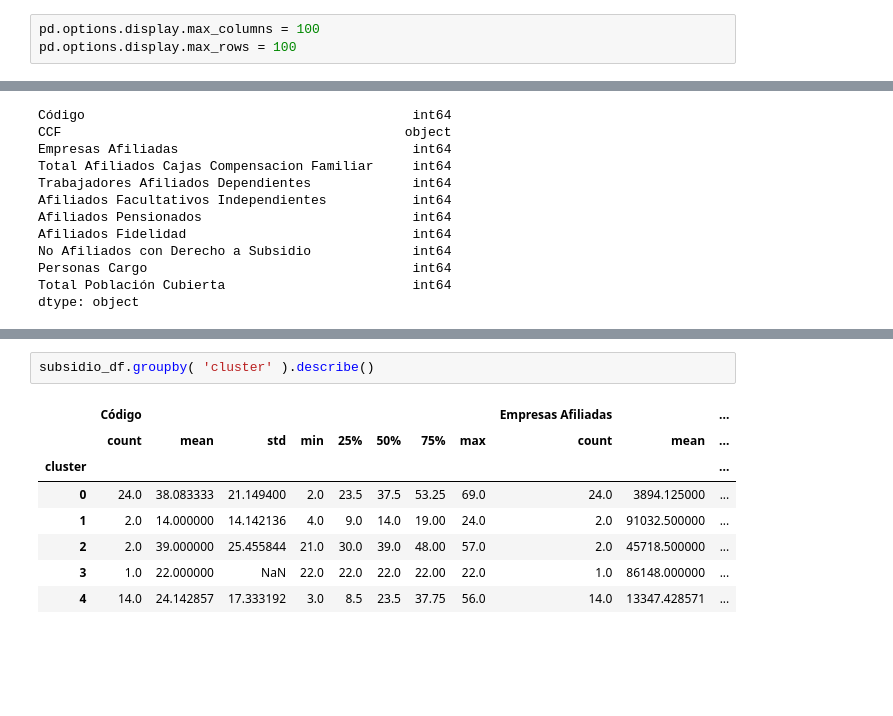
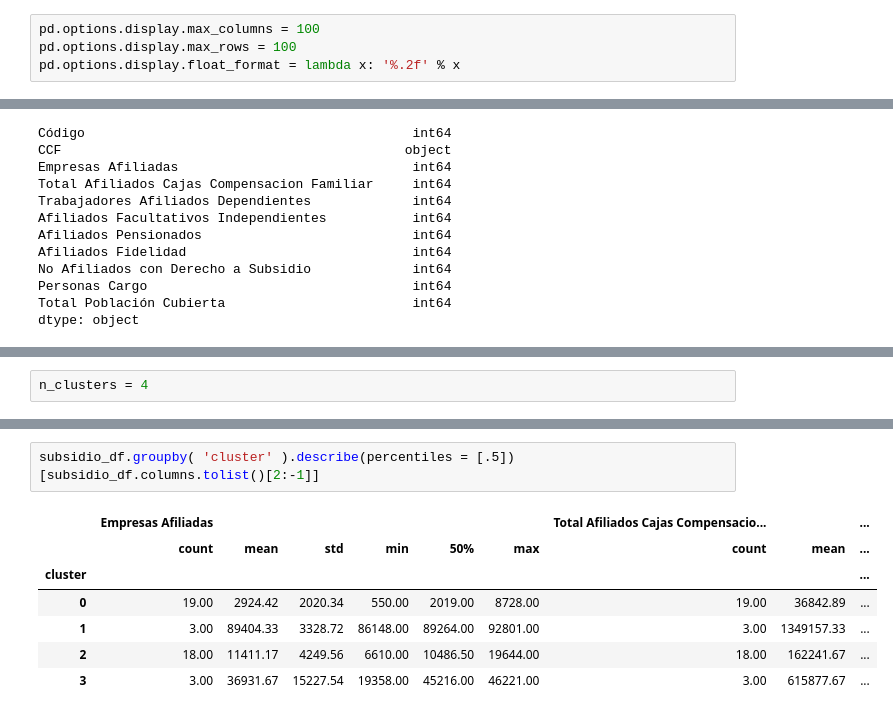
Before and after one commit to natalia-argote/computacion.cientifica, a Jupyter notebook: Subsidio/Subsidio.ipynb, the cells around one changed output, grey strips where cells are left out. Cells and saved outputs as stored; diff of their text form; blank space fills up the shorter version.

```diff
--- a/Subsidio/Subsidio.ipynb
+++ b/Subsidio/Subsidio.ipynb
@@ -11,4 +11,5 @@ import matplotlib.cm as cm
 # %%
 pd.options.display.max_columns = 100
 pd.options.display.max_rows = 100
+pd.options.display.float_format = lambda x: '%.2f' % x
 # %% [markdown]
@@ -74,0 +62,2 @@ subsidio_df[ 'cluster' ] = clusters
+# %%
+n_clusters = 4
@@ -146,11 +138,10 @@ ax1.set_xticks( [ -0.1, 0, 0.2, 0.4, 0.6, 0.8, 1 ] )
 # %%
-subsidio_df.groupby( 'cluster' ).describe()
+subsidio_df.groupby( 'cluster' ).describe(percentiles = [.5])[subsidio_df.columns.tolist()[2:-1]]
 # %% [output]
-|  | Código |  |  |  |  |  |  |  | Empresas Afiliadas |  | ... |
-|  | count | mean | std | min | 25% | 50% | 75% | max | count | mean | ... |
-| cluster |  |  |  |  |  |  |  |  |  |  | ... |
-| 0 | 24.0 | 38.083333 | 21.149400 | 2.0 | 23.5 | 37.5 | 53.25 | 69.0 | 24.0 | 3894.125000 | ... |
-| 1 | 2.0 | 14.000000 | 14.142136 | 4.0 | 9.0 | 14.0 | 19.00 | 24.0 | 2.0 | 91032.500000 | ... |
-| 2 | 2.0 | 39.000000 | 25.455844 | 21.0 | 30.0 | 39.0 | 48.00 | 57.0 | 2.0 | 45718.500000 | ... |
-| 3 | 1.0 | 22.000000 | NaN | 22.0 | 22.0 | 22.0 | 22.00 | 22.0 | 1.0 | 86148.000000 | ... |
-| 4 | 14.0 | 24.142857 | 17.333192 | 3.0 | 8.5 | 23.5 | 37.75 | 56.0 | 14.0 | 13347.428571 | ... |
+|  | Empresas Afiliadas |  |  |  |  |  | Total Afiliados Cajas Compensacio... |  | ... |
+|  | count | mean | std | min | 50% | max | count | mean | ... |
+| cluster |  |  |  |  |  |  |  |  | ... |
+| 0 | 19.00 | 2924.42 | 2020.34 | 550.00 | 2019.00 | 8728.00 | 19.00 | 36842.89 | ... |
+| 1 | 3.00 | 89404.33 | 3328.72 | 86148.00 | 89264.00 | 92801.00 | 3.00 | 1349157.33 | ... |
+| 2 | 18.00 | 11411.17 | 4249.56 | 6610.00 | 10486.50 | 19644.00 | 18.00 | 162241.67 | ... |
+| 3 | 3.00 | 36931.67 | 15227.54 | 19358.00 | 45216.00 | 46221.00 | 3.00 | 615877.67 | ... |
```
Also changed, not shown: parts of 24 cells of this notebook, 7 other files.
